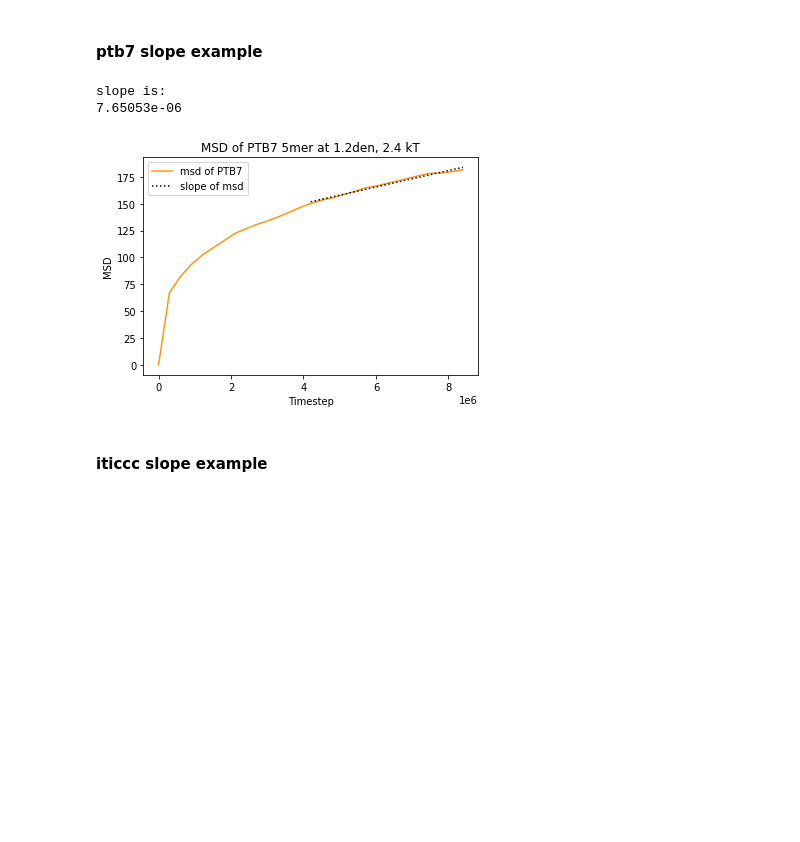
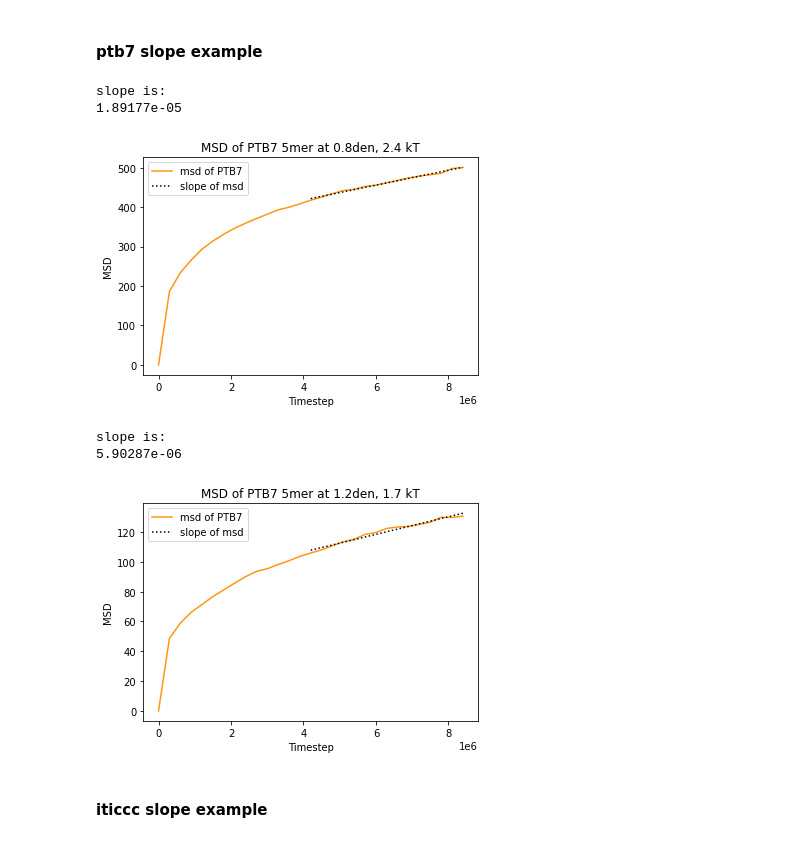
Before and after one commit to emilyepstein/ptb7-itic, a Jupyter notebook: ptb7-project/jup_notebooks/msds.ipynb, the cells around one changed output. Cells and saved outputs as stored; diff of their text form; code cells hidden in the pictures; blank space fills up the shorter version.

```diff
--- a/ptb7-project/jup_notebooks/msds.ipynb
+++ b/ptb7-project/jup_notebooks/msds.ipynb
@@ -338,15 +338,23 @@ def msd_slope_nolim(state_dict = {"size": "small",
 # %%
 project = signac.get_project("/home/erjank_project/ptb7-project")
 # %%
+msd_slope_nolim(state_dict = {"size": "small",
+                              "density": 0.8,
+                              "process": "quench",
+                              "molecule": "PTB7_5mer_smiles",
+                              "kT_reduced": 2.4})
 msd_slope_nolim(state_dict = {"size": "small",
                               "density": 1.2,
                               "process": "quench",
                               "molecule": "PTB7_5mer_smiles",
                               "kT_reduced": 1.7})
 # %% [output]
 slope is:
-7.65053e-06
+1.89177e-05
-[figure, old version]
+[figure, new version]
+slope is:
+5.90287e-06
+[figure, added]
 # %% [markdown]
 #### iticcc slope example
 # %%
```
Also changed, not shown: parts of 8 cells of this notebook.
